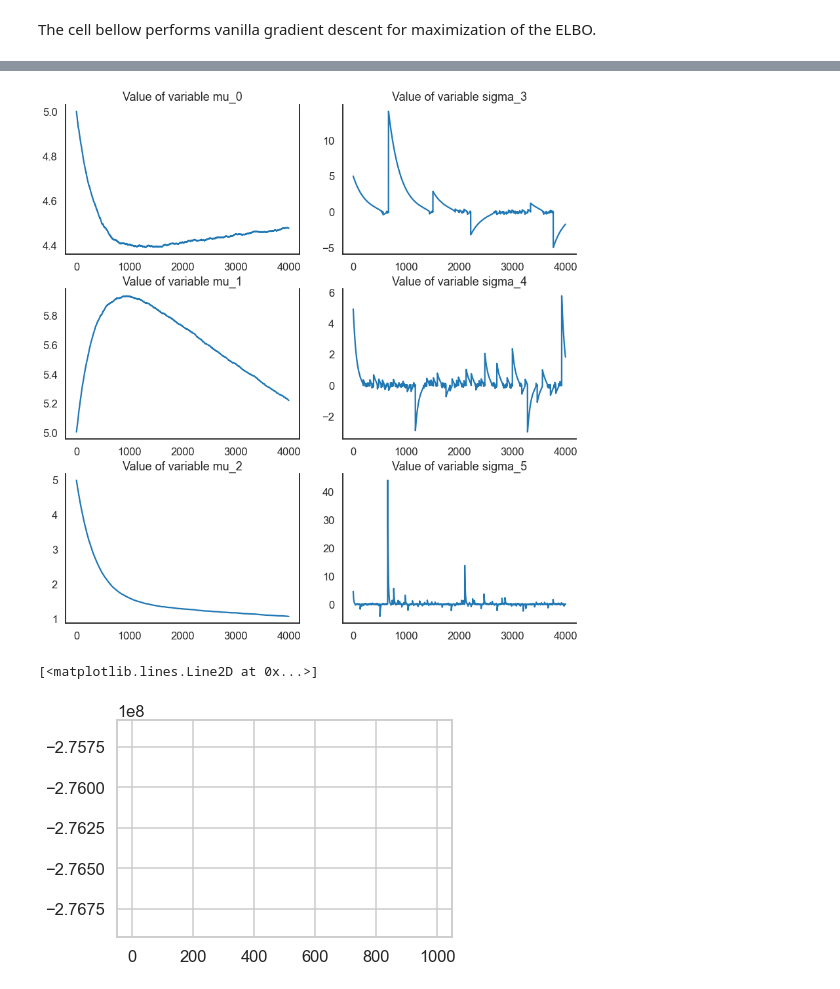
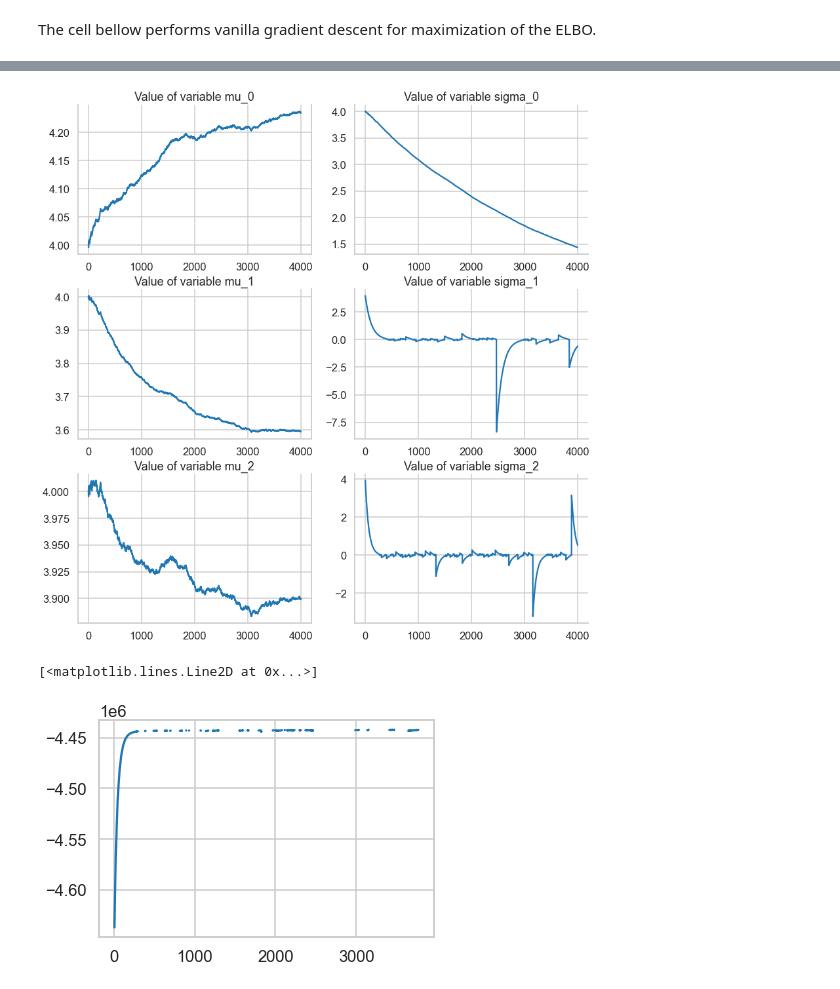
Before and after one commit to LinusBleistein/binary_ts, a Jupyter notebook: datasimulation .ipynb, the cells around one changed output, grey strips where cells are left out. Cells and saved outputs as stored; diff of their text form; code cells hidden in the pictures.

```diff
--- a/datasimulation .ipynb
+++ b/datasimulation .ipynb
@@ -29,8 +29,8 @@ def sample(i :int, T :int, d :int):
     """
 
     A = 0.3*np.identity(d) + 0.1*np.random.randn(d,d)
-    B = 0.8*np.identity(d)
-    random_matrix = np.random.randn(d,d)
+    B = 0.8*np.identity(d) + 0.1*np.random.randn(d,d)
+    random_matrix = 0.7*np.random.randn(d,d)
     sigma = np.dot(random_matrix,random_matrix.T)
 
     x_data = np.zeros((i,d,T))
@@ -52,6 +52,7 @@ def sample(i :int, T :int, d :int):
     return A,B,sigma,x_data,z_data
 # %%
 T=900
+d=4
 A,B,sigma,test_data,z_data = sample(100,T,d)
 # %%
 f,ax=plt.subplots(3,1,figsize=(30,15))
@@ -296,7 +299,7 @@ print(scipy.optimize.check_grad(elbo,grad=full_jacobian, x0= 3*np.ones(2*d)))
 The cell bellow performs coordinate-wise optimization.
 # %%
 #Max iterations of coordinate descent and max iterations for every gradient descent within coordinate descent
-max_it = 10
+max_it = 40
 max_it_gd = 1000
 
 
@@ -406,7 +426,7 @@ max_it_gd = 4000
 lr=0.000001
 
 #Initialization
-variables = 5*np.ones(2*d)
+variables = 4*np.ones(2*d)
 
 #Matrices to save values
 
@@ -454,25 +483,25 @@ Current parameters values: [ 4.47551627  5.24801665  1.07970972 -2.72109689  0.2
 # %%
 f,ax = plt.subplots(d,2,figsize=(12,12))
 f.tight_layout()
 
 for i in np.arange(2*d):
 
     sns.set_style('whitegrid')
 
     if i < d:
         ax[i,0].plot(variables_track[i,:], label='Value')
         ax[i,0].set_title('Value of variable mu_{}'.format(i))
         ax[i,0].spines["top"].set_visible(False)
         ax[i,0].spines["top"].set_visible(False)
     else:
         ax[i-d,1].plot(variables_track[i,:], label='Value')
-        ax[i-d,1].set_title('Value of variable sigma_{}'.format(i))
+        ax[i-d,1].set_title('Value of variable sigma_{}'.format(i-3))
         ax[i-d,1].spines["right"].set_visible(False)
         ax[i-d,1].spines["top"].set_visible(False)
 # %% [output]
-[figure, old version]
+[figure, new version]
 # %%
 plt.plot(-elbo_track)
 # %% [output]
 [<matplotlib.lines.Line2D at 0x...>]
-[figure, old version]
+[figure, new version]
```
Also changed, not shown: parts of 12 cells of this notebook.
